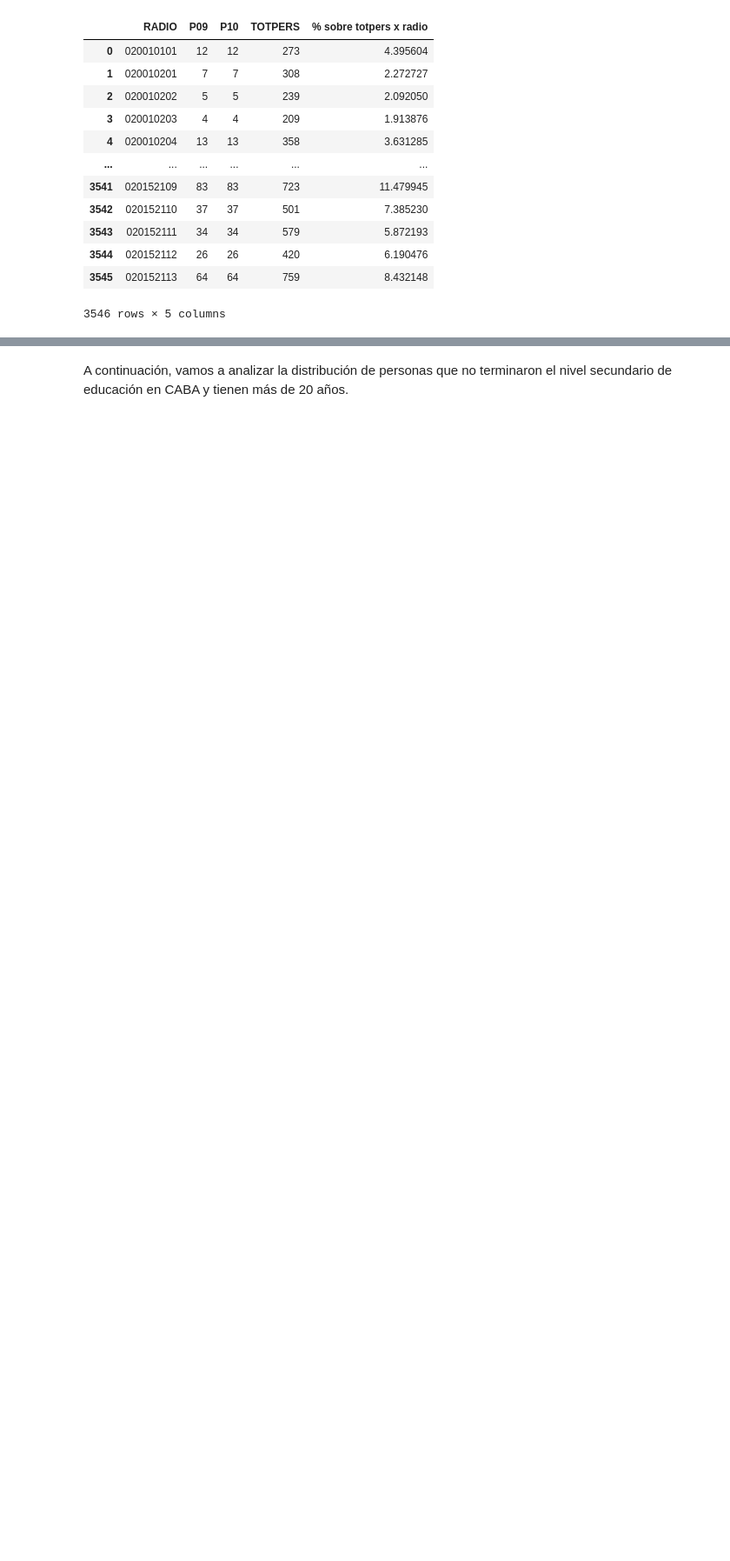
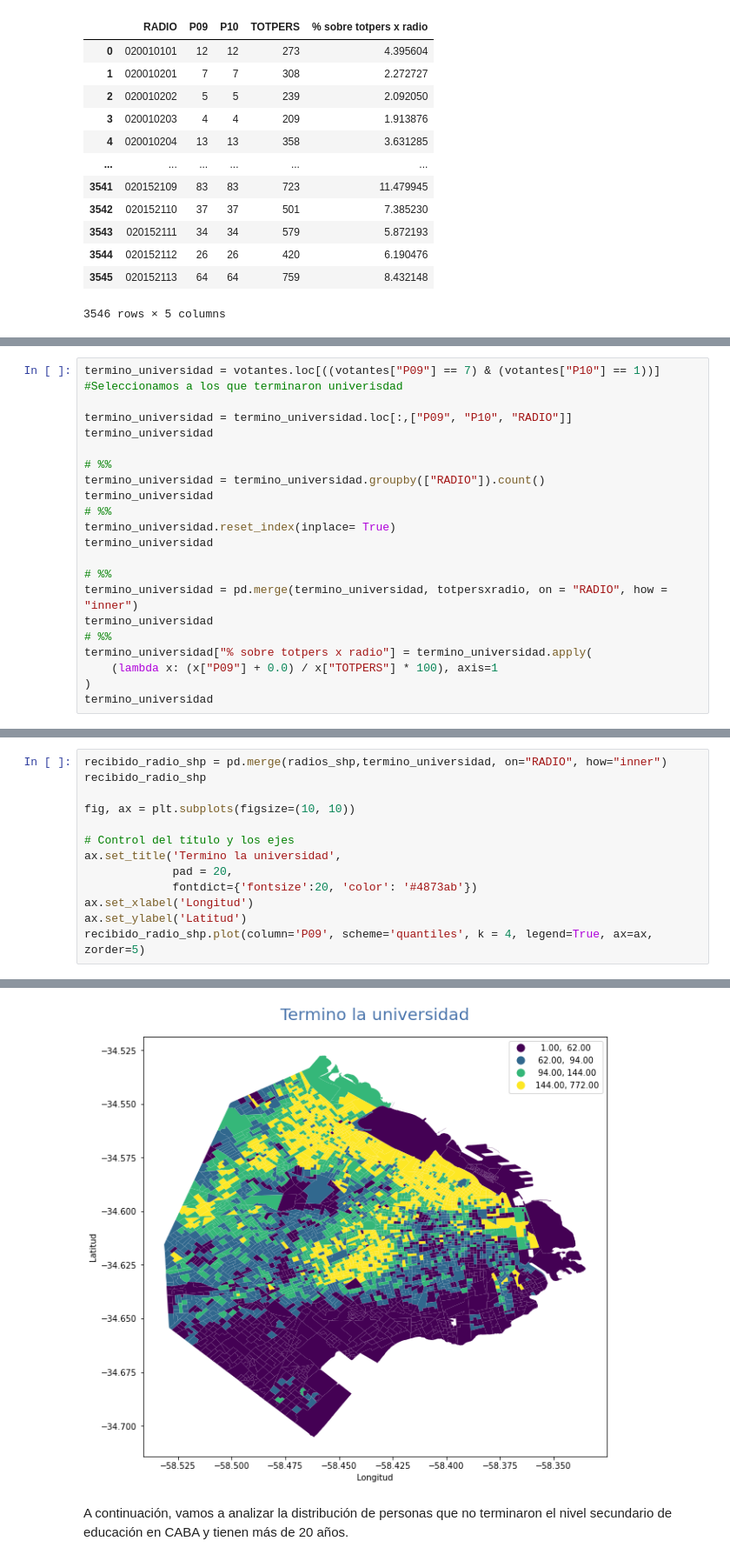
Before and after one commit to miller862/GRUPO_GANADOR, a Jupyter notebook: Informe 1.ipynb, the cells around one changed output, grey strips where cells are left out. Shown at 87% size. Cells and saved outputs as stored; diff of their text form; blank space fills up the shorter version.

```diff
--- a/Informe 1.ipynb
+++ b/Informe 1.ipynb
@@ -548,0 +559,21 @@ uni_radio_shp.plot(column='P09', cmap='viridis',scheme='equalinterval',legend=Tr
+# %%
+termino_universidad = votantes.loc[((votantes["P09"] == 7) & (votantes["P10"] == 1))] #Seleccionamos a los que terminaron univerisdad
+
+termino_universidad = termino_universidad.loc[:,["P09", "P10", "RADIO"]]
+termino_universidad
+
+# %%
+termino_universidad = termino_universidad.groupby(["RADIO"]).count()
+termino_universidad
+# %%
+termino_universidad.reset_index(inplace= True)
+termino_universidad
+
+# %%
+termino_universidad = pd.merge(termino_universidad, totpersxradio, on = "RADIO", how = "inner")
+termino_universidad
+# %%
+termino_universidad["% sobre totpers x radio"] = termino_universidad.apply(
+    (lambda x: (x["P09"] + 0.0) / x["TOTPERS"] * 100), axis=1
+)
+termino_universidad
@@ -548,0 +594,14 @@ uni_radio_shp.plot(column='P09', cmap='viridis',scheme='equalinterval',legend=Tr
+# %%
+recibido_radio_shp = pd.merge(radios_shp,termino_universidad, on="RADIO", how="inner")
+recibido_radio_shp
+
+fig, ax = plt.subplots(figsize=(10, 10))
+
+# Control del título y los ejes
+ax.set_title('Termino la universidad',
+             pad = 20,
+             fontdict={'fontsize':20, 'color': '#4873ab'})
+ax.set_xlabel('Longitud')
+ax.set_ylabel('Latitud')
+recibido_radio_shp.plot(column='P09', scheme='quantiles', k = 4, legend=True, ax=ax, zorder=5)
+# %% [output]
@@ -549,3 +609,4 @@ uni_radio_shp.plot(column='P09', cmap='viridis',scheme='equalinterval',legend=Tr
+[figure, added]
 # %% [markdown]
 A continuación, vamos a analizar la distribución de personas que no terminaron el nivel secundario de educación en CABA y tienen más de 20 años.
 # %%
```
Also changed, not shown: parts of 11 cells of this notebook.
